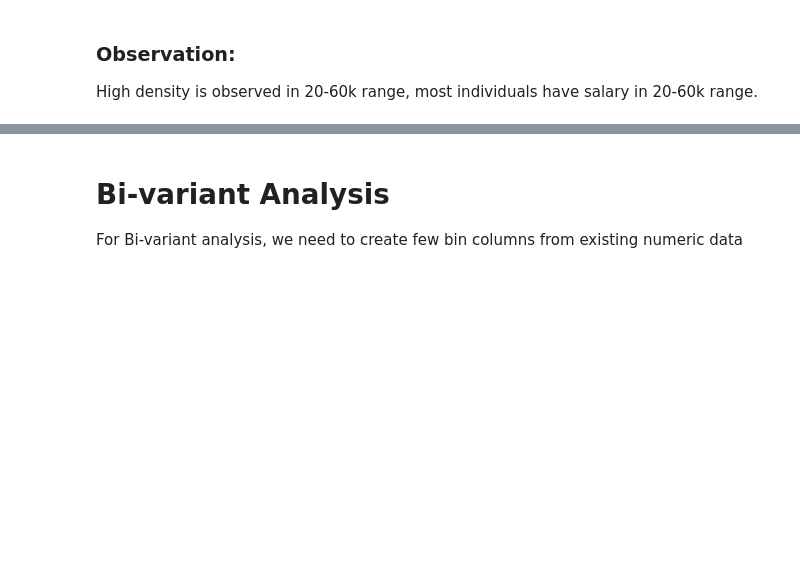
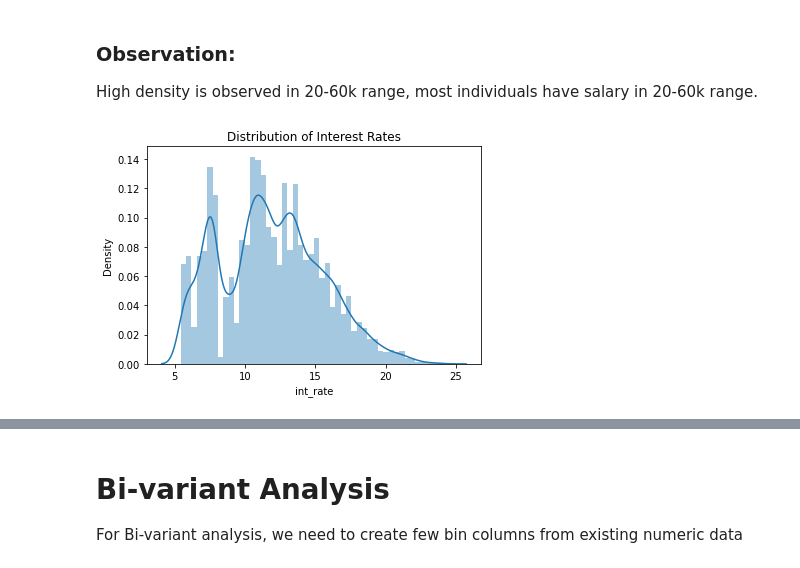
Before and after one commit to joshigeek/LendingClubCaseStudy, a Jupyter notebook: Himanshu-LendingClubCaseStudy.ipynb, the cells around one changed output, grey strips where cells are left out. Saved outputs shown, nothing was run; the diff lists cells and outputs as text; code cells hidden in the pictures; blank space fills up the shorter version.

Commit message:
Updating PDF with few figures

```diff
--- a/Himanshu-LendingClubCaseStudy.ipynb
+++ b/Himanshu-LendingClubCaseStudy.ipynb
@@ -382,3 +382,9 @@ plt.show()
 # %% [markdown]
 ### Observation:
 High density is observed in 20-60k range, most individuals have salary in 20-60k range.
+# %%
+sbn.distplot(df_noNA['int_rate'], vertical=False)
+plt.title("Distribution of Interest Rates")
+plt.show()
+# %% [output]
+[figure, added]
```
Also changed, not shown: parts of 4 cells of this notebook, 2 other files.
